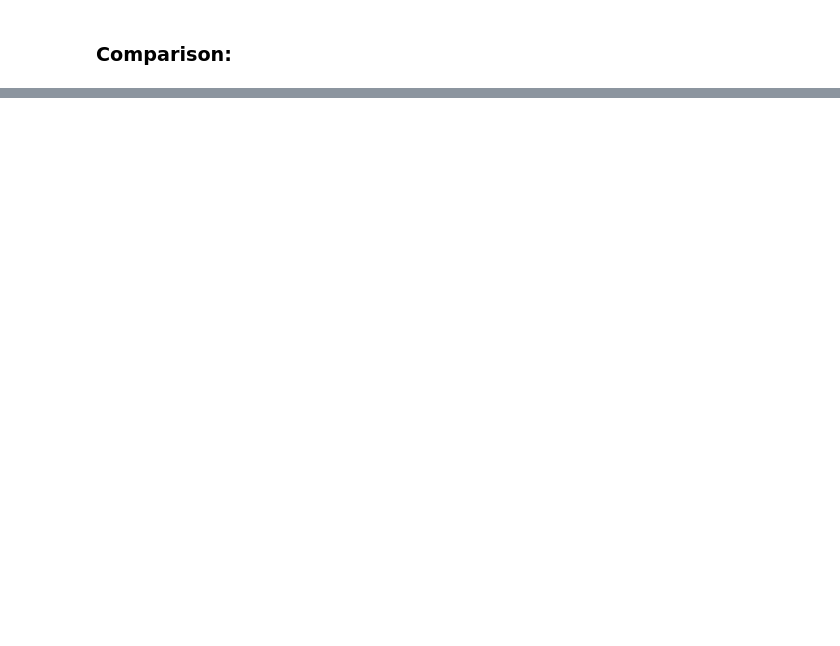
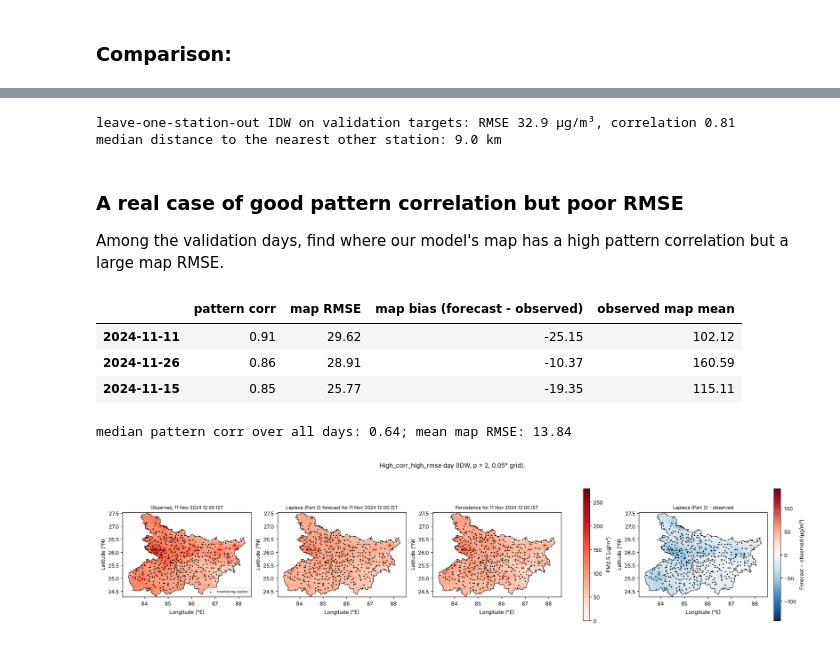
Before and after one commit to ponishbhatia/manifold-CS771, a Jupyter notebook: Part_4.ipynb, the cells around one changed output, grey strips where cells are left out. Cells and saved outputs as stored; diff of their text form; code cells hidden in the pictures; blank space fills up the shorter version.

Commit message:
restore mean vs median tables and interpolation check

```diff
--- a/Part_4.ipynb
+++ b/Part_4.ipynb
@@ -201,3 +207,35 @@ summary
+# %%
+xy = stations[["x_km", "y_km"]].to_numpy()
+Dss = np.sqrt(((xy[:, None] - xy[None]) ** 2).sum(axis=2))
+np.fill_diagonal(Dss, np.inf)                       # leave the station itself out
+W_loo = 1.0 / Dss ** 2
+W_loo /= W_loo.sum(axis=1, keepdims=True)
+LOO = OBS @ W_loo.T                                 # (91 days x 468) interpolated from the other stations
+loo_rmse = np.sqrt(((LOO - OBS) ** 2).mean())
+loo_corr = np.corrcoef(LOO.ravel(), OBS.ravel())[0, 1]
+print(f"leave-one-station-out IDW on validation targets: RMSE {loo_rmse:.1f} µg/m³, correlation {loo_corr:.2f}")
+print(f"median distance to the nearest other station: {np.median(Dss.min(axis=1)):.1f} km")
+# %% [output]
+leave-one-station-out IDW on validation targets: RMSE 32.9 µg/m³, correlation 0.81
+median distance to the nearest other station: 9.0 km
+# %% [markdown]
+### A real case of good pattern correlation but poor RMSE
+Among the validation days, find where our model's map has a high pattern correlation but a large map RMSE.
+# %%
+Mm_all, Om_all = idw(MODEL), idw(OBS)
+ex = pd.DataFrame({"pattern corr": daily[MODEL_NAME].pattern_corr, "map RMSE": daily[MODEL_NAME].map_rmse,
+                   "map bias (forecast - observed)": (Mm_all - Om_all).mean(axis=1),
+                   "observed map mean": Om_all.mean(axis=1)}, index=dates)
+display(ex[ex["pattern corr"] > 0.85].sort_values("map RMSE", ascending=False).head(3).round(2))
+print(f"median pattern corr over all days: {ex['pattern corr'].median():.2f}; mean map RMSE: {ex['map RMSE'].mean():.2f}")
+plot_day(pd.Timestamp("2024-11-11"), "high_corr_high_rmse")
+# %% [output]
+|  | pattern corr | map RMSE | map bias (forecast - observed) | observed map mean |
+| 2024-11-11 | 0.91 | 29.62 | -25.15 | 102.12 |
+| 2024-11-26 | 0.86 | 28.91 | -10.37 | 160.59 |
+| 2024-11-15 | 0.85 | 25.77 | -19.35 | 115.11 |
+median pattern corr over all days: 0.64; mean map RMSE: 13.84
+[figure, added]
 # %% [markdown]
 ## Answers
 
```
Also changed, not shown: parts of 8 cells of this notebook, 1 other file.
